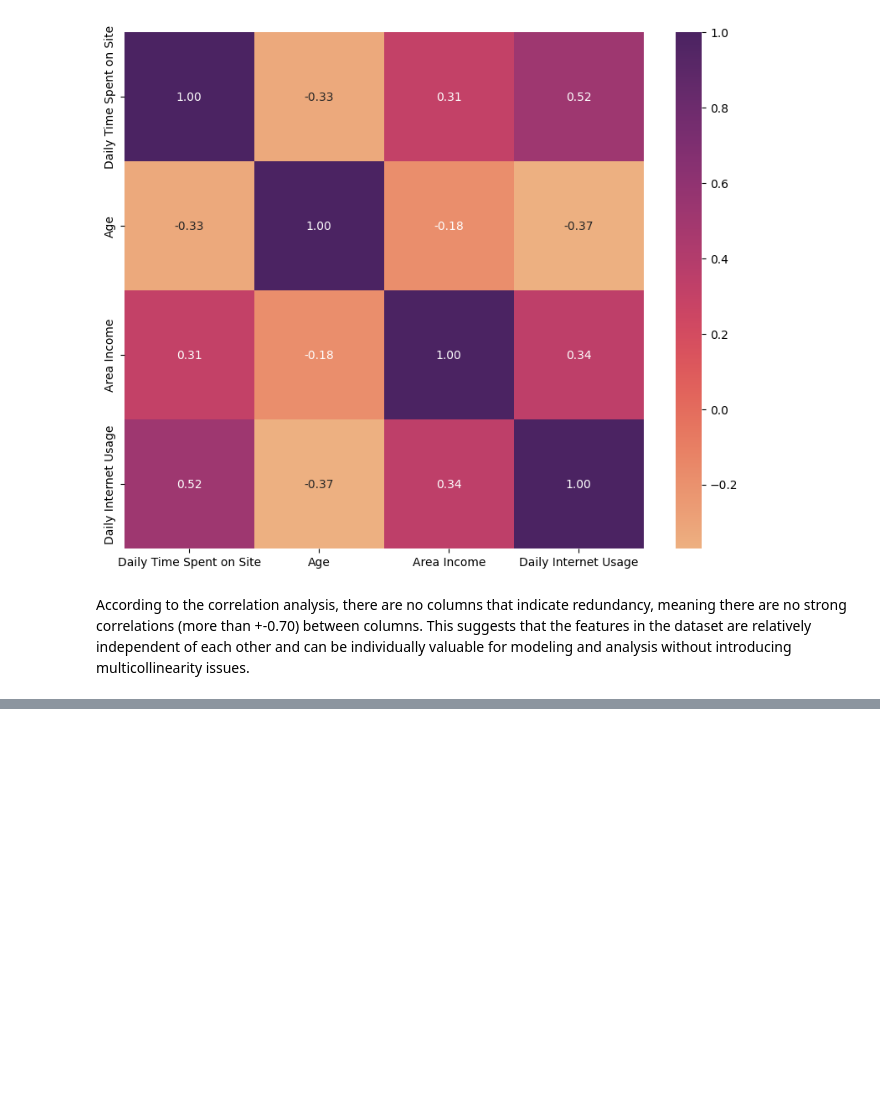
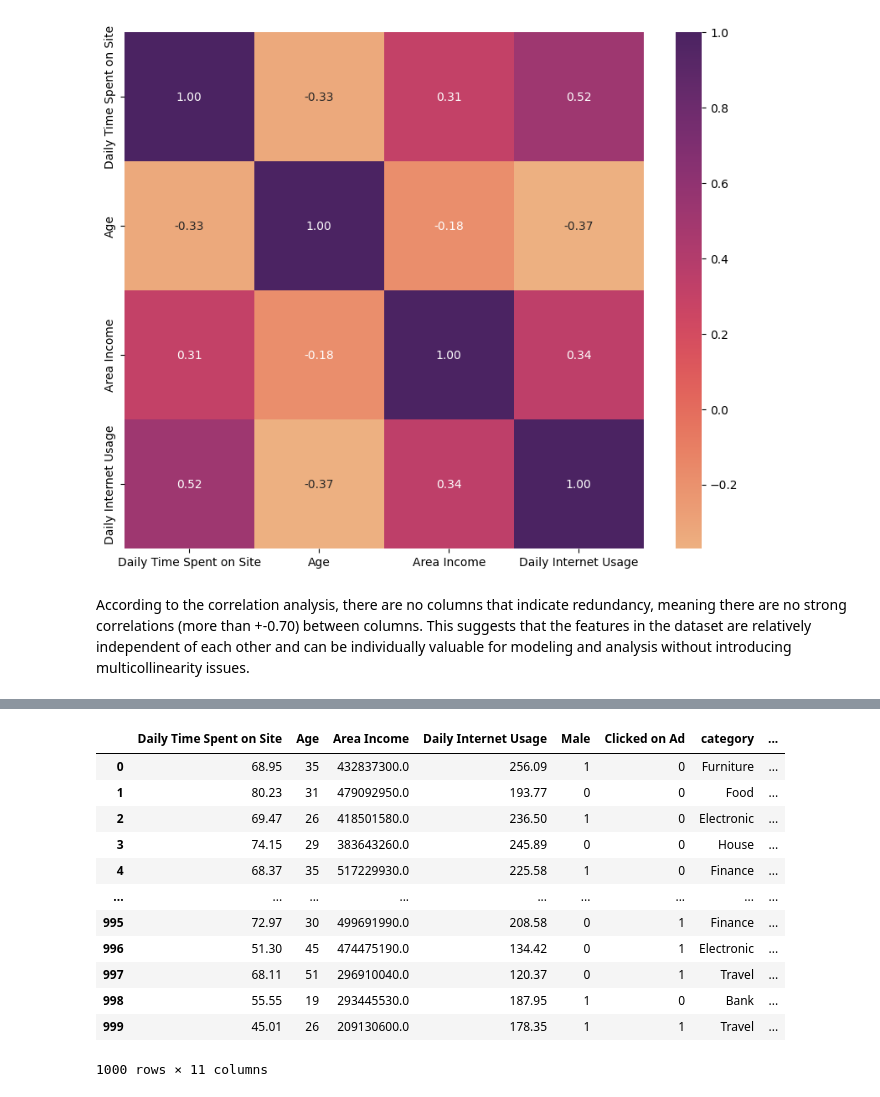
Before and after one commit to kevinusmayadhy/Predict-Customer-Clicked-Ads-Classification-by-Using-Machine-Learning, a Jupyter notebook: Code - Predict Customer Clicked Ads Classification by Using Machine Learning.ipynb, the cells around one changed output, grey strips where cells are left out. Saved outputs shown, nothing was run; the diff lists cells and outputs as text; code cells hidden in the pictures; blank space fills up the shorter version.

```diff
--- a/Code - Predict Customer Clicked Ads Classification by Using Machine Learning.ipynb
+++ b/Code - Predict Customer Clicked Ads Classification by Using Machine Learning.ipynb
@@ -472,0 +567,2 @@ According to the correlation analysis, there are no columns that indicate redund
+# %%
+df.drop('Timestamp', axis = 1, inplace = True)
@@ -472,0 +596,2 @@ According to the correlation analysis, there are no columns that indicate redund
+# %%
+df.drop(['Age_Group', 'Timespent_Group', 'DailyInternet_Group', 'city', 'province'], axis = 1, inplace = True)
@@ -472,0 +602,27 @@ According to the correlation analysis, there are no columns that indicate redund
+# %%
+mapping_Gender={
+    'Laki-Laki' : 0,
+    'Perempuan' : 1 #Because Perempuan its more likely to click the ads
+}
+df['Male'] = df['Male'].map(mapping_Gender)
+
+mapping_clickedAds={
+    'No' : 0,
+    'Yes' : 1
+}
+df['Clicked on Ad'] = df['Clicked on Ad'].map(mapping_clickedAds)
+df
+# %% [output]
+|  | Daily Time Spent on Site | Age | Area Income | Daily Internet Usage | Male | Clicked on Ad | category | ... |
+| 0 | 68.95 | 35 | 432837300.0 | 256.09 | 1 | 0 | Furniture | ... |
+| 1 | 80.23 | 31 | 479092950.0 | 193.77 | 0 | 0 | Food | ... |
+| 2 | 69.47 | 26 | 418501580.0 | 236.50 | 1 | 0 | Electronic | ... |
+| 3 | 74.15 | 29 | 383643260.0 | 245.89 | 0 | 0 | House | ... |
+| 4 | 68.37 | 35 | 517229930.0 | 225.58 | 1 | 0 | Finance | ... |
+| ... | ... | ... | ... | ... | ... | ... | ... | ... |
+| 995 | 72.97 | 30 | 499691990.0 | 208.58 | 0 | 1 | Finance | ... |
+| 996 | 51.30 | 45 | 474475190.0 | 134.42 | 0 | 1 | Electronic | ... |
+| 997 | 68.11 | 51 | 296910040.0 | 120.37 | 0 | 1 | Travel | ... |
+| 998 | 55.55 | 19 | 293445530.0 | 187.95 | 1 | 0 | Bank | ... |
+| 999 | 45.01 | 26 | 209130600.0 | 178.35 | 1 | 1 | Travel | ... |
+1000 rows × 11 columns
```
Also changed, not shown: parts of 30 cells of this notebook.
